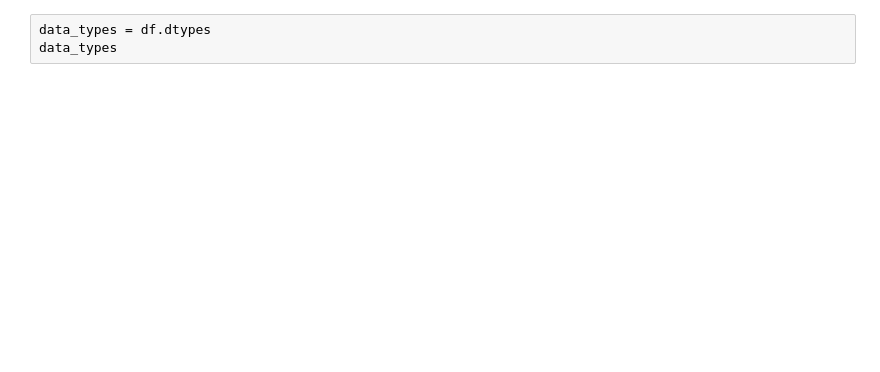
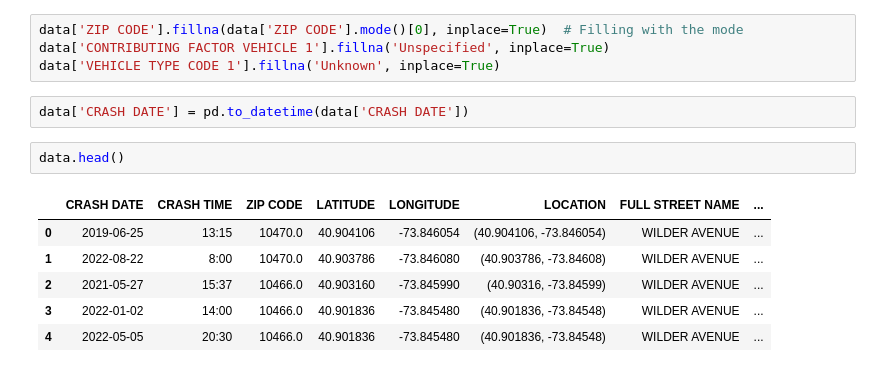
Before and after one commit to Austin-Gabriel/EDA-of-Accidents-in-NYC, a Jupyter notebook: PROJECT 2.EDA-of-Accidents-in-NYC.ipynb, the cells around one changed output. Drawn from its saved outputs; the diff is of its cells as text; blank space fills up the shorter version.

```diff
--- a/PROJECT 2.EDA-of-Accidents-in-NYC.ipynb
+++ b/PROJECT 2.EDA-of-Accidents-in-NYC.ipynb
@@ -39,3 +72,15 @@ Length: 29, dtype: int64
-# %%
-data_types = df.dtypes
-data_types
+# %%
+data['ZIP CODE'].fillna(data['ZIP CODE'].mode()[0], inplace=True)  # Filling with the mode
+data['CONTRIBUTING FACTOR VEHICLE 1'].fillna('Unspecified', inplace=True)
+data['VEHICLE TYPE CODE 1'].fillna('Unknown', inplace=True)
+# %%
+data['CRASH DATE'] = pd.to_datetime(data['CRASH DATE'])
+# %%
+data.head()
+# %% [output]
+|  | CRASH DATE | CRASH TIME | ZIP CODE | LATITUDE | LONGITUDE | LOCATION | FULL STREET NAME | ... |
+| 0 | 2019-06-25 | 13:15 | 10470.0 | 40.904106 | -73.846054 | (40.904106, -73.846054) | WILDER AVENUE | ... |
+| 1 | 2022-08-22 | 8:00 | 10470.0 | 40.903786 | -73.846080 | (40.903786, -73.84608) | WILDER AVENUE | ... |
+| 2 | 2021-05-27 | 15:37 | 10466.0 | 40.903160 | -73.845990 | (40.90316, -73.84599) | WILDER AVENUE | ... |
+| 3 | 2022-01-02 | 14:00 | 10466.0 | 40.901836 | -73.845480 | (40.901836, -73.84548) | WILDER AVENUE | ... |
+| 4 | 2022-05-05 | 20:30 | 10466.0 | 40.901836 | -73.845480 | (40.901836, -73.84548) | WILDER AVENUE | ... |
```
Also changed, not shown: parts of 15 cells of this notebook, 5 other files.
